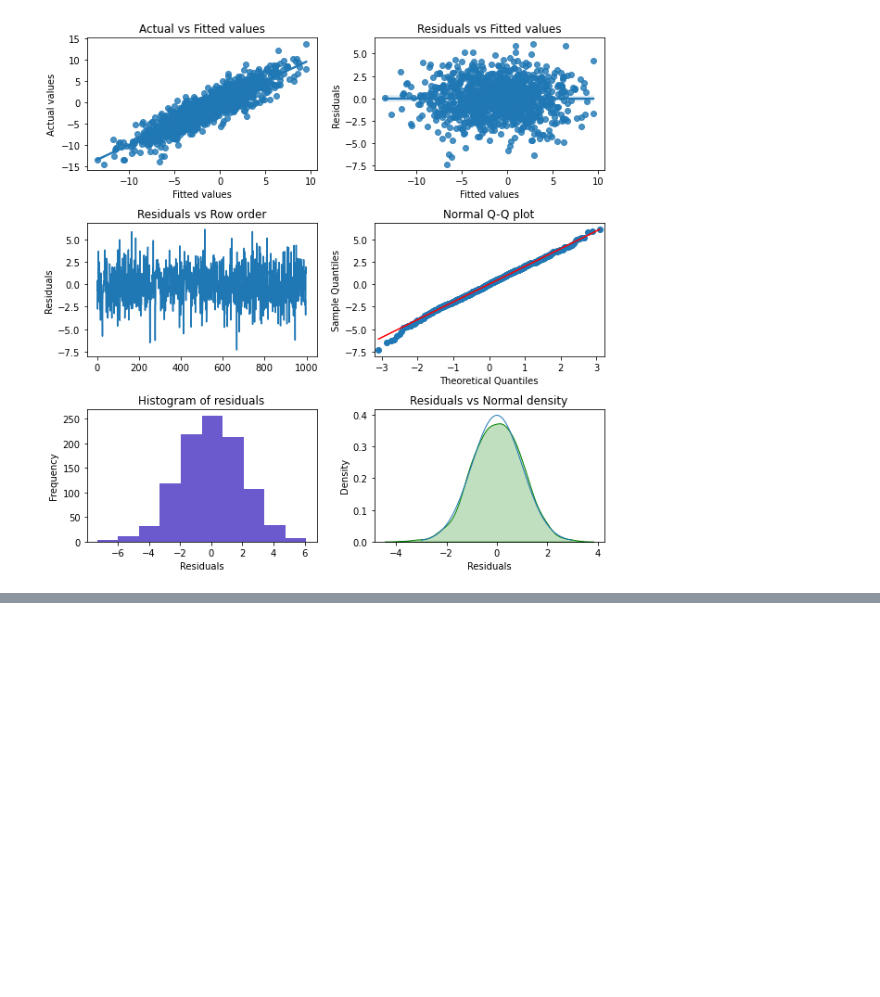
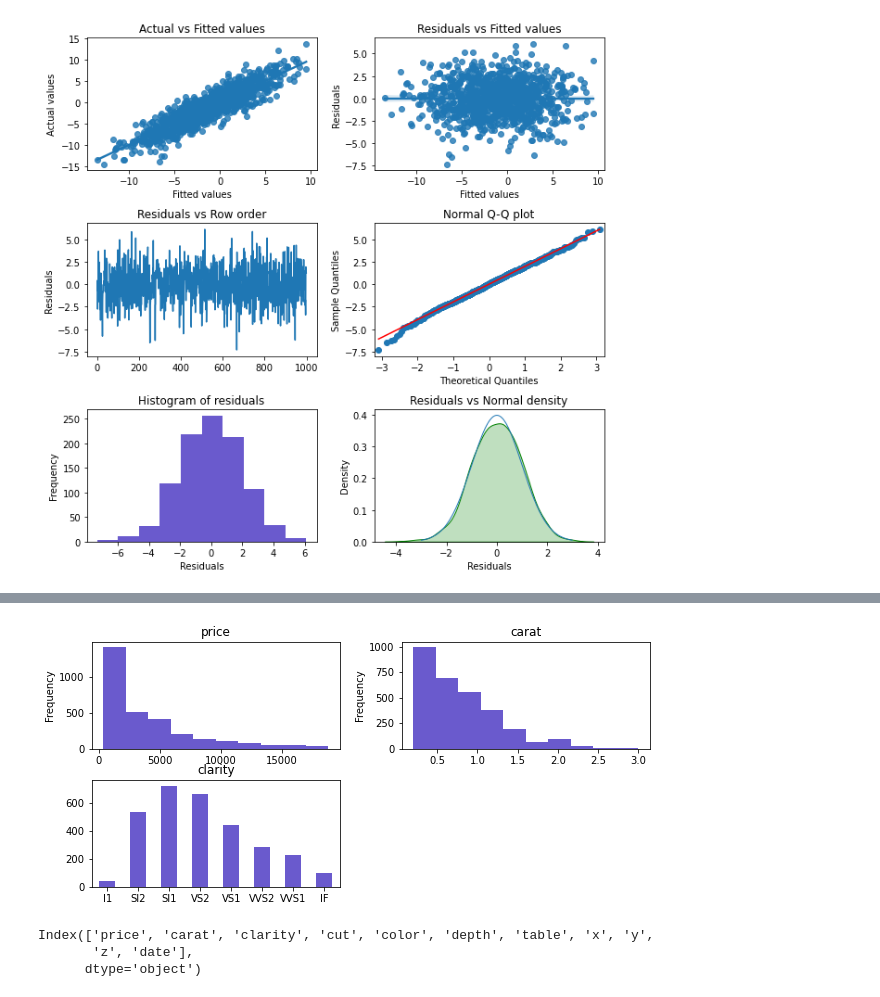
Before and after one commit to vnijs/pyrsm, a Jupyter notebook: examples/model-linear-regression.ipynb, the cells around one changed output, grey strips where cells are left out. Saved outputs shown, nothing was run; the diff lists cells and outputs as text; code cells hidden in the pictures; blank space fills up the shorter version.

```diff
--- a/examples/model-linear-regression.ipynb
+++ b/examples/model-linear-regression.ipynb
@@ -163,0 +458,4 @@ rsm.reg_dashboard(fitted=fitted, nobs=-1)
+# %%
+distr_plot(diamonds, cols=["price", "carat", "clarity"])
+# %% [output]
+[figure, added]
@@ -163,0 +687,6 @@ rsm.reg_dashboard(fitted=fitted, nobs=-1)
+# %%
+diamonds.columns
+# %% [output]
+Index(['price', 'carat', 'clarity', 'cut', 'color', 'depth', 'table', 'x', 'y',
+       'z', 'date'],
+      dtype='object')
```
Also changed, not shown: parts of 35 cells of this notebook, 4 other files.
